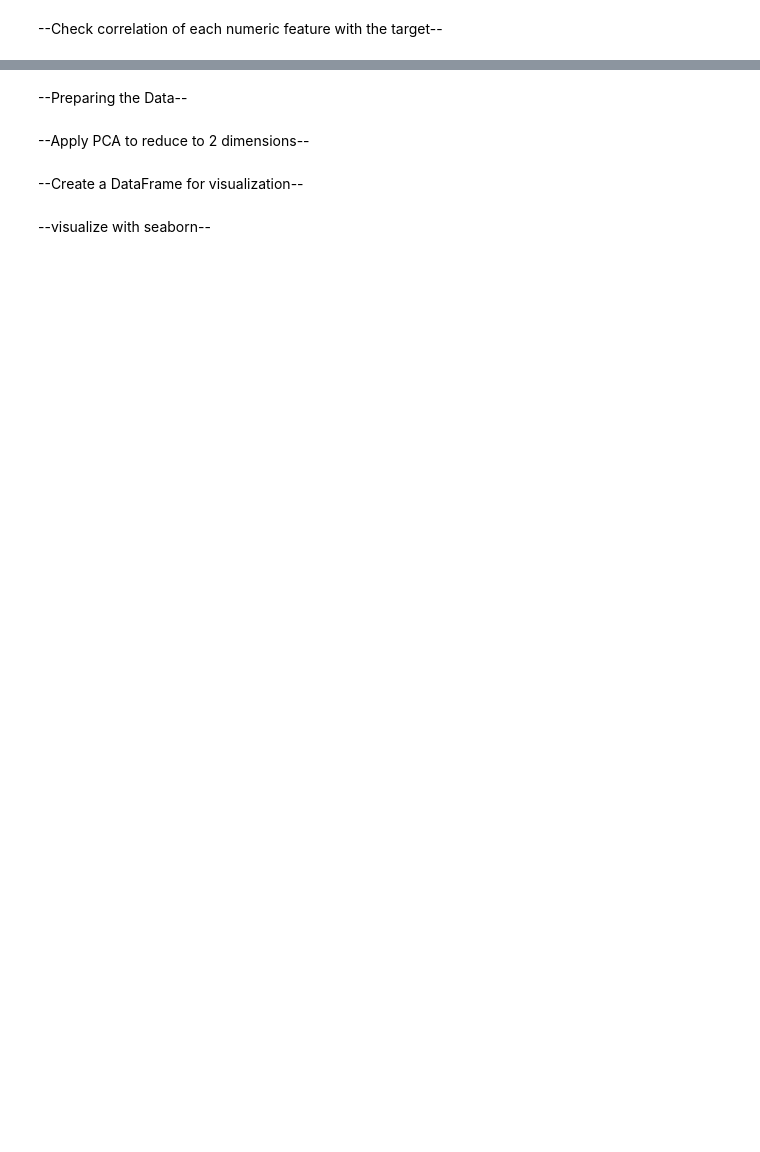
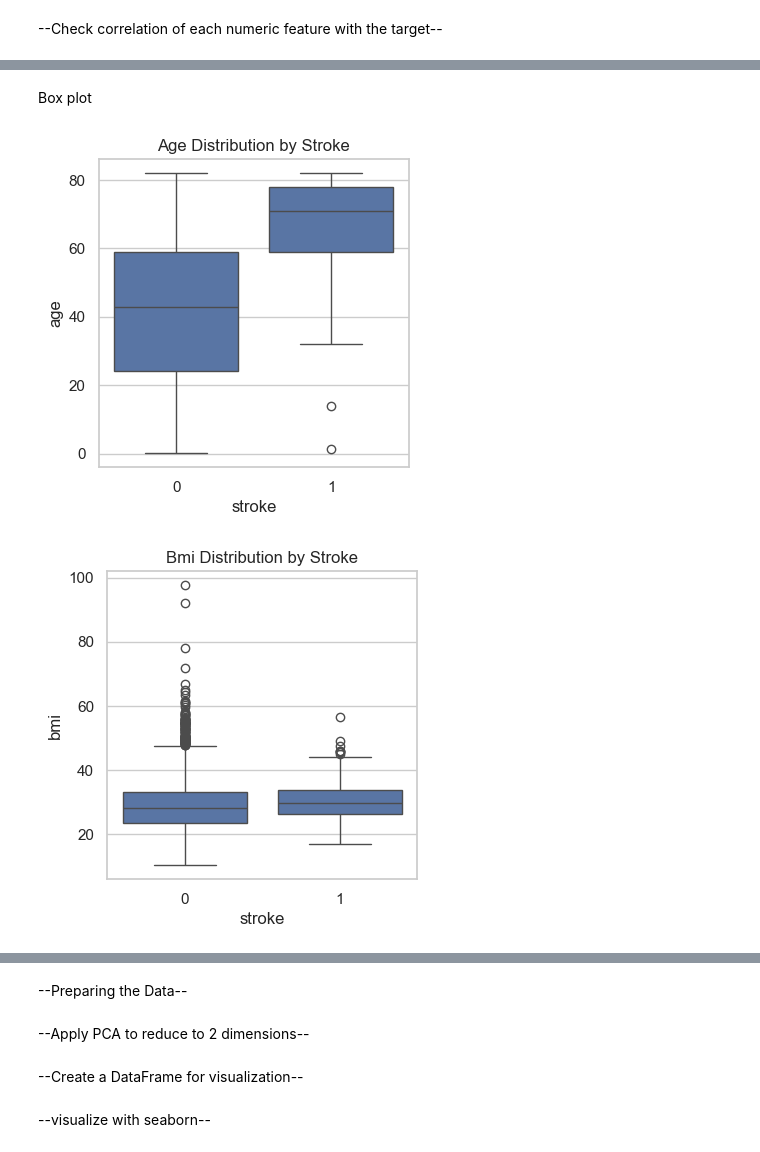
Before and after one commit to mazen4bs/stoke-prediction-machine-learning, a Jupyter notebook: stroke prediction/notebooks/stroke_analysis_phase1.ipynb, the cells around one changed output, grey strips where cells are left out. Drawn from its saved outputs; the diff is of its cells as text; code cells hidden in the pictures; blank space fills up the shorter version.

```diff
--- a/stroke prediction/notebooks/stroke_analysis_phase1.ipynb
+++ b/stroke prediction/notebooks/stroke_analysis_phase1.ipynb
@@ -119,0 +321,16 @@ df.corr(numeric_only=True)['stroke'].sort_values(ascending=False)
+# %% [markdown]
+Box plot
+# %%
+# Features to visualize
+features = ['age', 'bmi', 'avg_glucose_level']
+
+# Loop through and save each box plot
+for feature in features:
+    plt.figure(figsize=(4, 4))
+    sns.boxplot(x='stroke', y=feature, data=df)
+    plt.title(f"{feature.capitalize()} Distribution by Stroke")
+    plt.savefig(f"../visuals/boxplot_{feature}_by_stroke.png")
+    plt.show()
+# %% [output]
+[figure, added]
+[figure, added]
```
Also changed, not shown: parts of 36 cells of this notebook, 20 other files.
